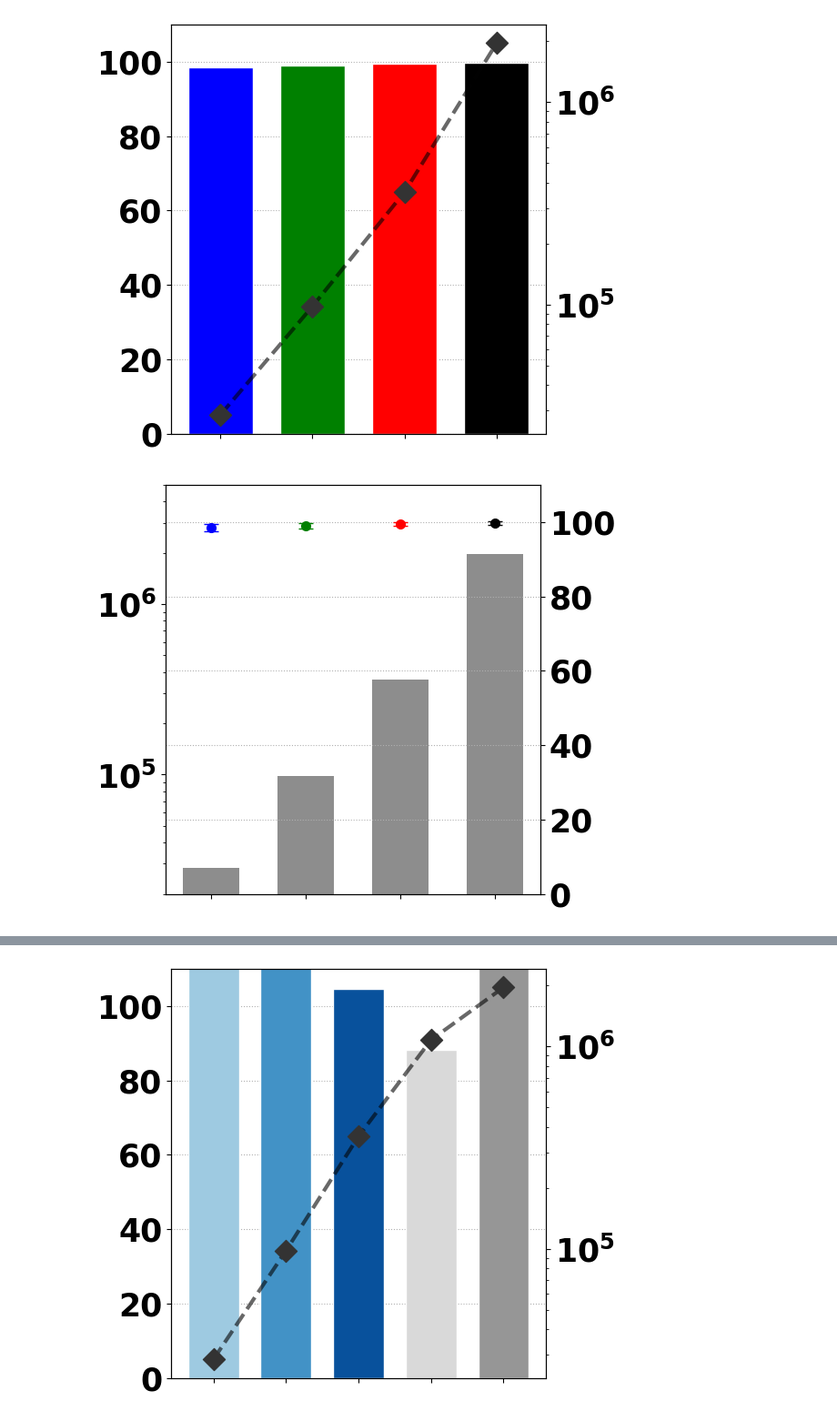
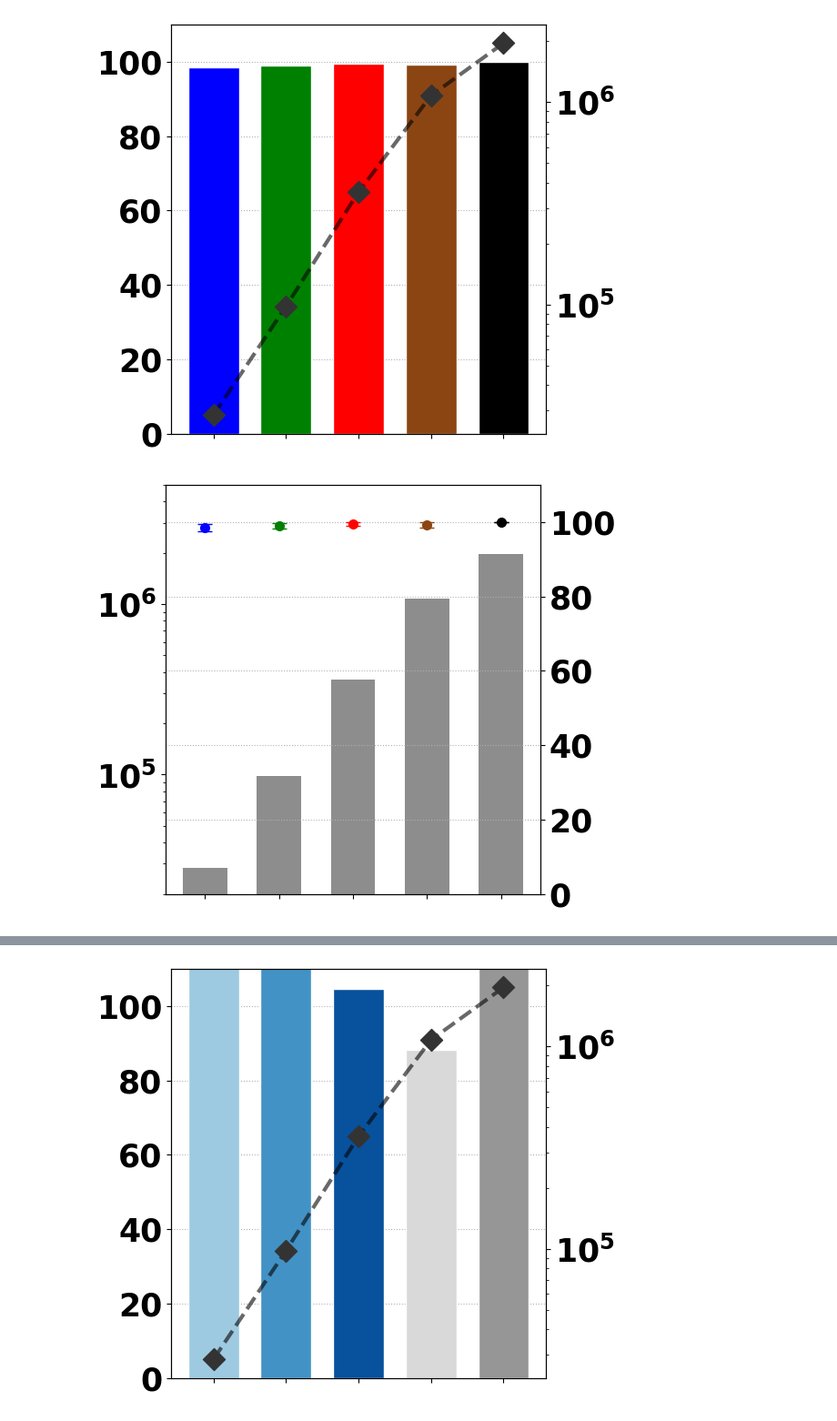
Before and after one commit to yuuharu11/LNN-control, a Jupyter notebook: robomimic/myscript/ipynb/base.ipynb, the cells around one changed output, grey strips where cells are left out. Shown at 91% size. Saved outputs shown, nothing was run; the diff lists cells and outputs as text; code cells hidden in the pictures.

```diff
--- a/robomimic/myscript/ipynb/base.ipynb
+++ b/robomimic/myscript/ipynb/base.ipynb
@@ -267,11 +267,11 @@ def aggregate_multiple_csvs(
 # 使い方（このセルで df_all を作る。下のセルは df_all を参照する）
 # -------------------------------------------------
 csv_files = [
-    "/work/robomimic/csv/result/baseline/try/lift/ncp_u64.csv",
-    "/work/robomimic/csv/result/baseline/try/lift/ncp_u128.csv",
-    "/work/robomimic/csv/result/baseline/try/lift/ncp_u256.csv",
-    "/work/robomimic/csv/result/baseline/try/lift/mlp.csv",
-    "/work/robomimic/csv/result/baseline/try/lift/rnn.csv",
+    "/work/robomimic/csv/result/baseline/lift/ncp_u64.csv",
+    "/work/robomimic/csv/result/baseline/lift/ncp_u128.csv",
+    "/work/robomimic/csv/result/baseline/lift/ncp_u256.csv",
+    "/work/robomimic/csv/result/baseline/lift/mlp.csv",
+    "/work/robomimic/csv/result/baseline/lift/rnn.csv",
 ]
 
 df_all, df_top_detail = aggregate_multiple_csvs(
@@ -330,18 +330,10 @@ plt.rcParams.update({
 
 # --- 2. 色定義 ---
 explicit_color = {
-    "ncp_u64_best":  "#9ecae1",
-    "ncp_u128_best": "#4292c6",
-    "ncp_u256_best": "#08519c",
-    "bc-pure":       "#d9d9d9",
-    "bc-rnn-pure":   "#969696",
-}
-
-explicit_color = {
     "ncp_u64_best":  "blue",
     "ncp_u128_best": "green",
     "ncp_u256_best": "red",
-    "bc-pure":       "#000000",
+    "bc-pure":       "#8B4513",
     "bc-rnn-pure":   "#000000",
 }
 default_color = "#d9d9d9"
@@ -358,6 +350,7 @@ model_order = [
     "ncp_u64_best",
     "ncp_u128_best",
     "ncp_u256_best",
+    "bc-pure",
     "bc-rnn-pure",
 ]
 
@@ -423,34 +416,34 @@ def plot_dual_axis_bar():
             ticker.LogFormatterMathtext(base=10)
         )
         ax1.grid(
             which="both",
             axis="y",
             linestyle=":",
             alpha=1.0,
             zorder=0
         )
 
         # =========================
         # 軸数字の表示制御
         # =========================
         if i != 0:
             ax1.set_yticklabels([])
             ax1.tick_params(axis="y", length=0)
             ax1.set_ylabel("")
 
         if i != len(axes) - 1:
             ax2.set_yticklabels([])
             ax2.tick_params(axis="y", length=0)
             ax2.set_ylabel("")
 
     plt.tight_layout()
     plt.show()
 
 
 # 実行
 plot_dual_axis_bar()
 # %% [output]
-[figure, old version]
+[figure, new version]
 # %%
 def plot_dual_axis_bar_with_error():
     fig, ax1 = plt.subplots(figsize=(6,5))
@@ -473,27 +466,31 @@ def plot_dual_axis_bar_with_error():
     x = np.arange(len(models))
 
     # =========================
-    # 左軸：パラメータ数（棒グラフ：黒で統一）
+    # 左軸：パラメータ数（棒グラフ）
     # =========================
-    ax2 = ax1.twinx()   # ← twinはそのまま作るが「右側の軸」になる
-    ax1.bar(            # ← ここを ax2.bar → ax1.bar に変更
+    ax2 = ax1.twinx()
+    ax1.bar(
         x, params,
         width=0.6,
         color="#8D8D8D",
         alpha=1.0,
         linewidth=1.5,
-        zorder=0,
+        zorder=1,
     )
 
-    ax1.set_yscale("log")  # ← ax2 → ax1
+    ax1.set_yscale("log")
     ax1.yaxis.set_major_locator(ticker.LogLocator(base=10))
     ax1.yaxis.set_major_formatter(ticker.LogFormatterMathtext(base=10))
+
+    # グリッドを成功率軸（ax2）に合わせ、データの背面に描画
+    ax2.set_axisbelow(True)
+    ax2.grid(which="both", axis="y", linestyle=":", alpha=1.0, zorder=0)
 
     # =========================
     # 右軸：成功率（モデル色エラーバー）
     # =========================
     for i in range(len(models)):
-        ax2.errorbar(      # ← ax1 → ax2
+        ax2.errorbar(
             x[i], success_mean[i],
             yerr=success_std[i],
             fmt="o",
@@ -505,12 +502,10 @@ def plot_dual_axis_bar_with_error():
             zorder=3,
         )
 
-    ax2.set_ylim(0, 110)   # ← ax1 → ax2
-    ax1.set_ylim(2e4, 5e6) # ← ax2 → ax1
+    ax2.set_ylim(0, 110)
+    ax1.set_ylim(2e4, 5e6)
     ax1.set_xticks(x)
     ax1.set_xticklabels([""] * len(x))
-
-    ax2.grid(which="both", axis="y", linestyle=":", alpha=1.0, zorder=-3)
 
     plt.tight_layout()
     plt.show()
@@ -518,7 +513,7 @@ def plot_dual_axis_bar_with_error():
 
 plot_dual_axis_bar_with_error()
 # %% [output]
-[figure, old version]
+[figure, new version]
 # %%
 def plot_dual_axis_bar_with_error():
     fig, ax1 = plt.subplots(figsize=(6,5))
```
Also changed, not shown: parts of 3 cells of this notebook, 32 other files.
